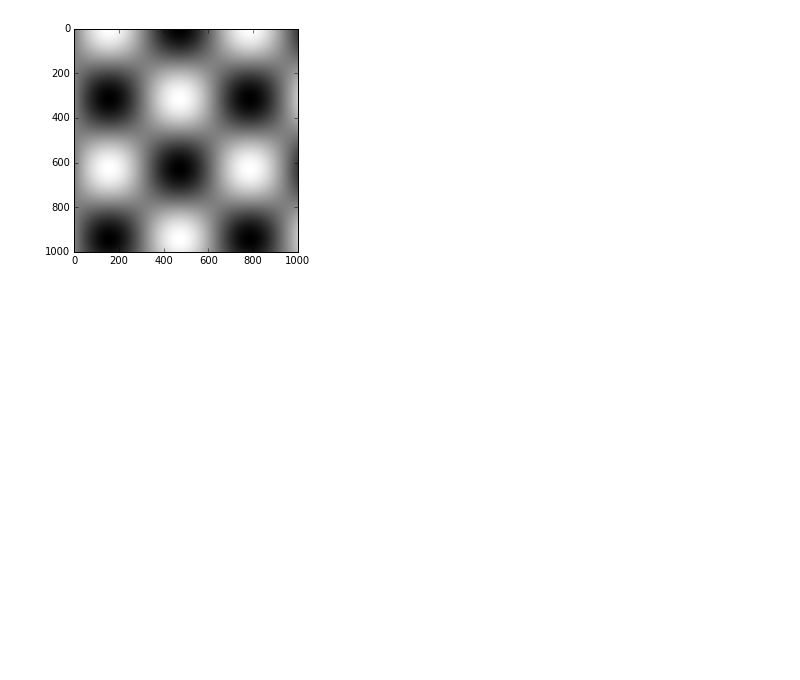
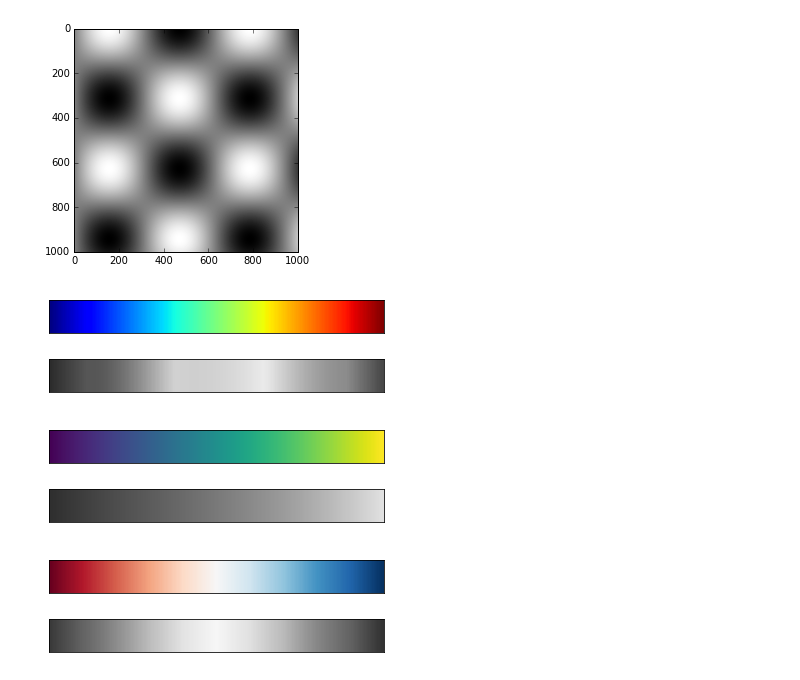
Before and after one commit to lokeshwarinayak/intenship, a Jupyter notebook: mathplot.ipynb, the cells around one changed output. Cells and saved outputs as stored; diff of their text form; code cells hidden in the pictures; blank space fills up the shorter version.

```diff
--- a/mathplot.ipynb
+++ b/mathplot.ipynb
@@ -349,3 +349,17 @@ def view_colormap(cmap):
                            subplot_kw=dict(xticks=[], yticks=[]))
     ax[0].imshow([colors], extent=[0, 10, 0, 1])
     ax[1].imshow([grayscale], extent=[0, 10, 0, 1])
+# %%
+import matplotlib.pyplot as plt
+import numpy as np
+view_colormap('jet')
+# %% [output]
+[figure, added]
+# %%
+view_colormap('viridis')
+# %% [output]
+[figure, added]
+# %%
+view_colormap('RdBu')
+# %% [output]
+[figure, added]
```
Also changed, not shown: parts of 16 cells of this notebook.
